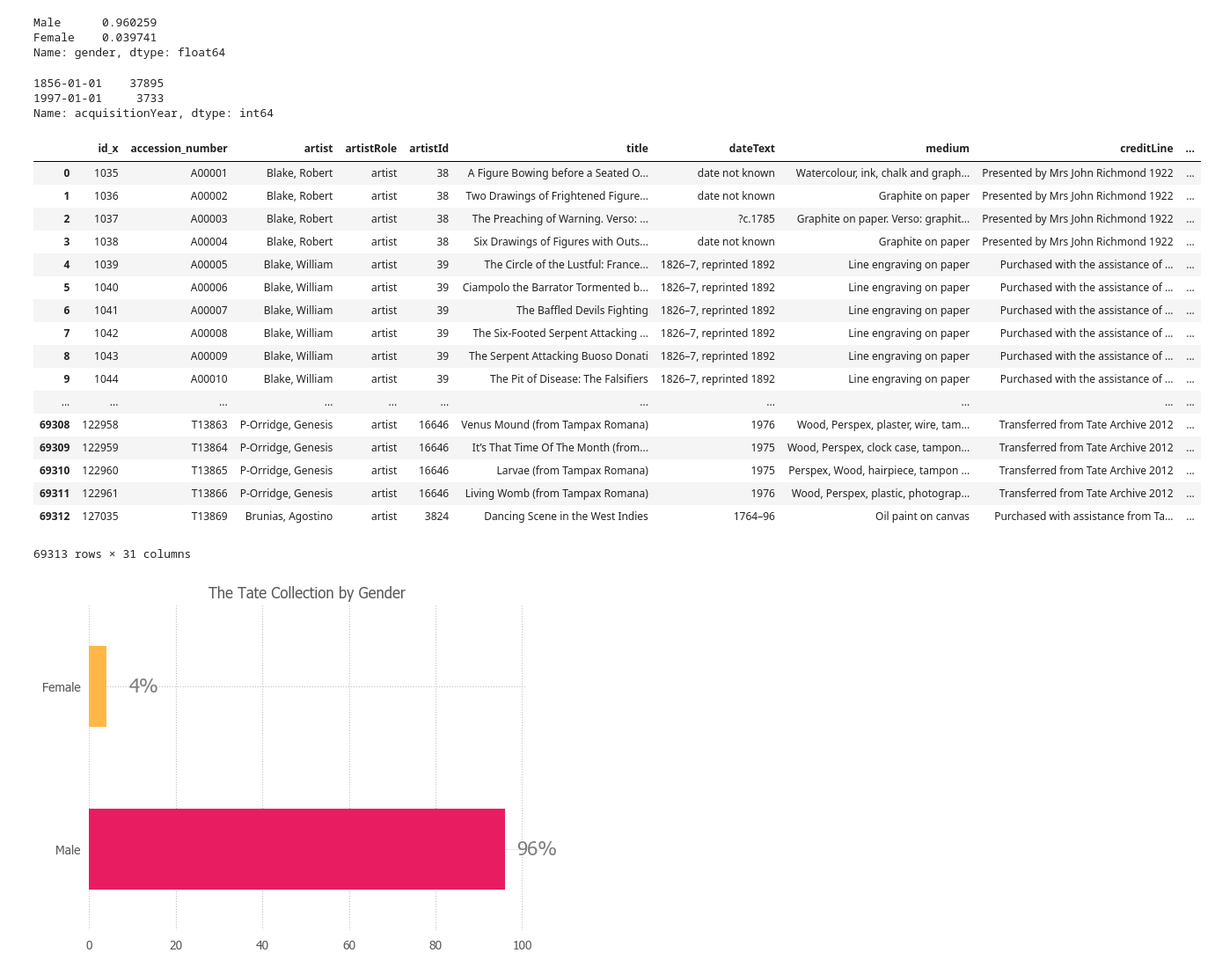
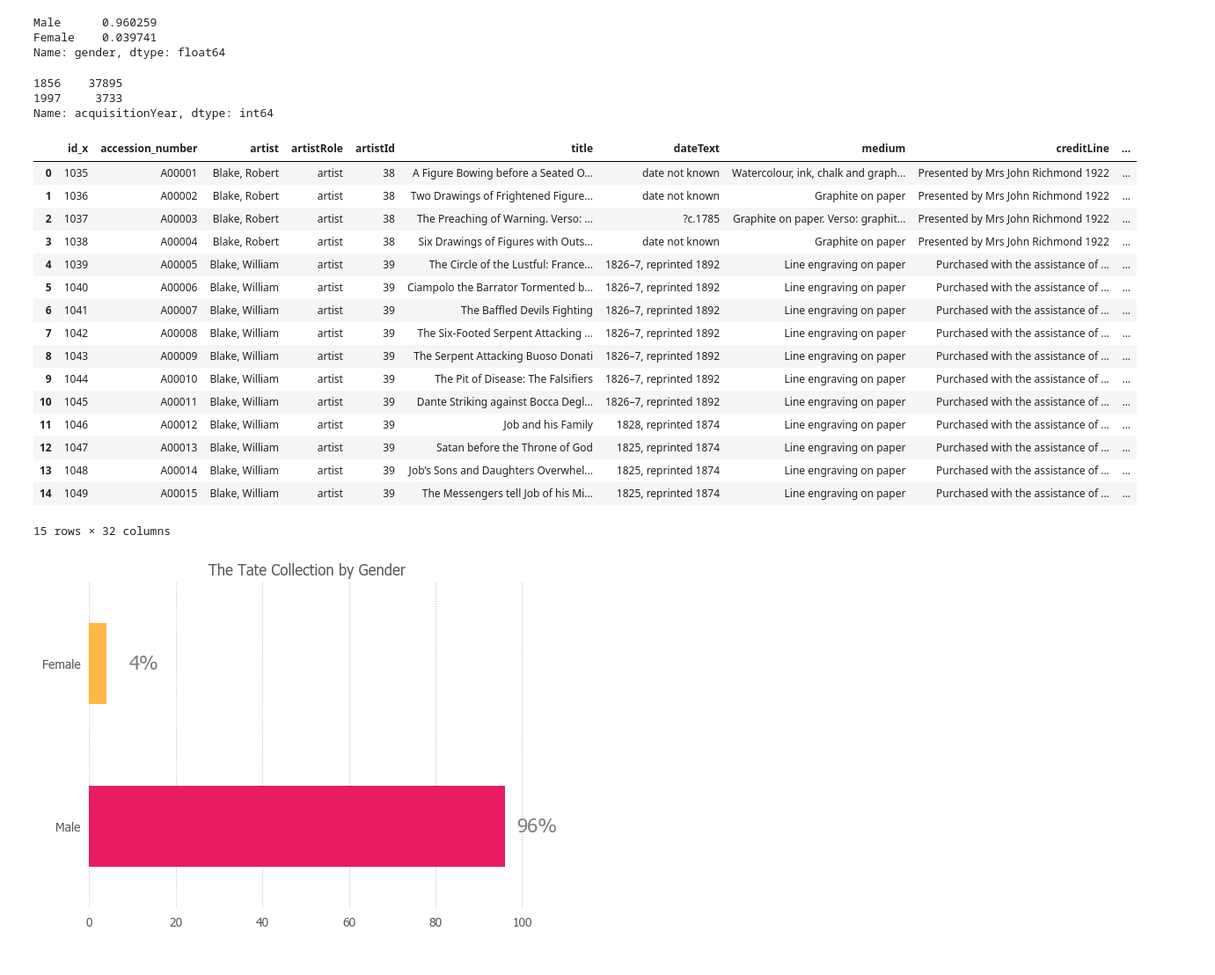
Before and after one commit to angelareplica/data-studio, a Jupyter notebook: code/02-tate-collection/Tate Collection Analysis.ipynb, the cells around one changed output. Shown at 88% size. Drawn from its saved outputs; the diff is of its cells as text; code cells hidden in the pictures.

```diff
--- a/code/02-tate-collection/Tate Collection Analysis.ipynb
+++ b/code/02-tate-collection/Tate Collection Analysis.ipynb
@@ -87,12 +88,12 @@ Name: gender, dtype: float64
 df['acquisitionYear'] = df.acquisitionYear.fillna(0).astype(int)
 # %%
 #now convert it to a datetime object
-df['acquisitionYear'] = pd.to_datetime(df['acquisitionYear'], format="%Y", errors='coerce')
+df['acquisitionYear_dt'] = pd.to_datetime(df['acquisitionYear'], format="%Y", errors='coerce')
 # %%
 df.acquisitionYear.value_counts().head(2)
 # %% [output]
-1856-01-01    37895
-1997-01-01     3733
+1856    37895
+1997     3733
 Name: acquisitionYear, dtype: int64
 # %%
 # new column counting male artists
@@ -101,24 +102,23 @@ df['males'] = df.gender.str.count('Male')
 # new column counting female artists
 df['females'] = df.gender.str.count('Female')
 # %%
-df
+df.head(15)
 # %% [output]
 |  | id_x | accession_number | artist | artistRole | artistId | title | dateText | medium | creditLine | ... |
 | 0 | 1035 | A00001 | Blake, Robert | artist | 38 | A Figure Bowing before a Seated O... | date not known | Watercolour, ink, chalk and graph... | Presented by Mrs John Richmond 1922 | ... |
 | 1 | 1036 | A00002 | Blake, Robert | artist | 38 | Two Drawings of Frightened Figure... | date not known | Graphite on paper | Presented by Mrs John Richmond 1922 | ... |
 | 2 | 1037 | A00003 | Blake, Robert | artist | 38 | The Preaching of Warning. Verso: ... | ?c.1785 | Graphite on paper. Verso: graphit... | Presented by Mrs John Richmond 1922 | ... |
 | 3 | 1038 | A00004 | Blake, Robert | artist | 38 | Six Drawings of Figures with Outs... | date not known | Graphite on paper | Presented by Mrs John Richmond 1922 | ... |
 | 4 | 1039 | A00005 | Blake, William | artist | 39 | The Circle of the Lustful: France... | 1826–7, reprinted 1892 | Line engraving on paper | Purchased with the assistance of ... | ... |
 | 5 | 1040 | A00006 | Blake, William | artist | 39 | Ciampolo the Barrator Tormented b... | 1826–7, reprinted 1892 | Line engraving on paper | Purchased with the assistance of ... | ... |
 | 6 | 1041 | A00007 | Blake, William | artist | 39 | The Baffled Devils Fighting | 1826–7, reprinted 1892 | Line engraving on paper | Purchased with the assistance of ... | ... |
 | 7 | 1042 | A00008 | Blake, William | artist | 39 | The Six-Footed Serpent Attacking ... | 1826–7, reprinted 1892 | Line engraving on paper | Purchased with the assistance of ... | ... |
 | 8 | 1043 | A00009 | Blake, William | artist | 39 | The Serpent Attacking Buoso Donati | 1826–7, reprinted 1892 | Line engraving on paper | Purchased with the assistance of ... | ... |
 | 9 | 1044 | A00010 | Blake, William | artist | 39 | The Pit of Disease: The Falsifiers | 1826–7, reprinted 1892 | Line engraving on paper | Purchased with the assistance of ... | ... |
-| ... | ... | ... | ... | ... | ... | ... | ... | ... | ... | ... |
-| 69308 | 122958 | T13863 | P-Orridge, Genesis | artist | 16646 | Venus Mound (from Tampax Romana) | 1976 | Wood, Perspex, plaster, wire, tam... | Transferred from Tate Archive 2012 | ... |
-| 69309 | 122959 | T13864 | P-Orridge, Genesis | artist | 16646 | It’s That Time Of The Month (from... | 1975 | Wood, Perspex, clock case, tampon... | Transferred from Tate Archive 2012 | ... |
-| 69310 | 122960 | T13865 | P-Orridge, Genesis | artist | 16646 | Larvae (from Tampax Romana) | 1975 | Perspex, Wood, hairpiece, tampon ... | Transferred from Tate Archive 2012 | ... |
-| 69311 | 122961 | T13866 | P-Orridge, Genesis | artist | 16646 | Living Womb (from Tampax Romana) | 1976 | Wood, Perspex, plastic, photograp... | Transferred from Tate Archive 2012 | ... |
-| 69312 | 127035 | T13869 | Brunias, Agostino | artist | 3824 | Dancing Scene in the West Indies | 1764–96 | Oil paint on canvas | Purchased with assistance from Ta... | ... |
+| 10 | 1045 | A00011 | Blake, William | artist | 39 | Dante Striking against Bocca Degl... | 1826–7, reprinted 1892 | Line engraving on paper | Purchased with the assistance of ... | ... |
+| 11 | 1046 | A00012 | Blake, William | artist | 39 | Job and his Family | 1828, reprinted 1874 | Line engraving on paper | Purchased with the assistance of ... | ... |
+| 12 | 1047 | A00013 | Blake, William | artist | 39 | Satan before the Throne of God | 1825, reprinted 1874 | Line engraving on paper | Purchased with the assistance of ... | ... |
+| 13 | 1048 | A00014 | Blake, William | artist | 39 | Job’s Sons and Daughters Overwhel... | 1825, reprinted 1874 | Line engraving on paper | Purchased with the assistance of ... | ... |
+| 14 | 1049 | A00015 | Blake, William | artist | 39 | The Messengers tell Job of his Mi... | 1825, reprinted 1874 | Line engraving on paper | Purchased with the assistance of ... | ... |
-69313 rows × 31 columns
+15 rows × 32 columns
 # %%
```
Also changed, not shown: parts of 36 cells of this notebook, 3 other files.
